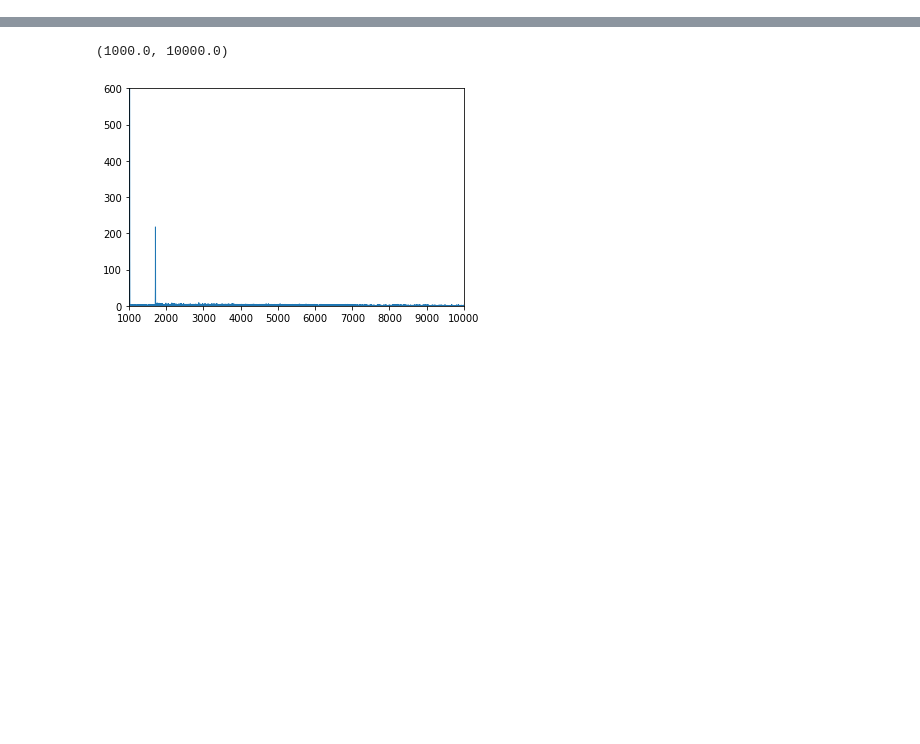
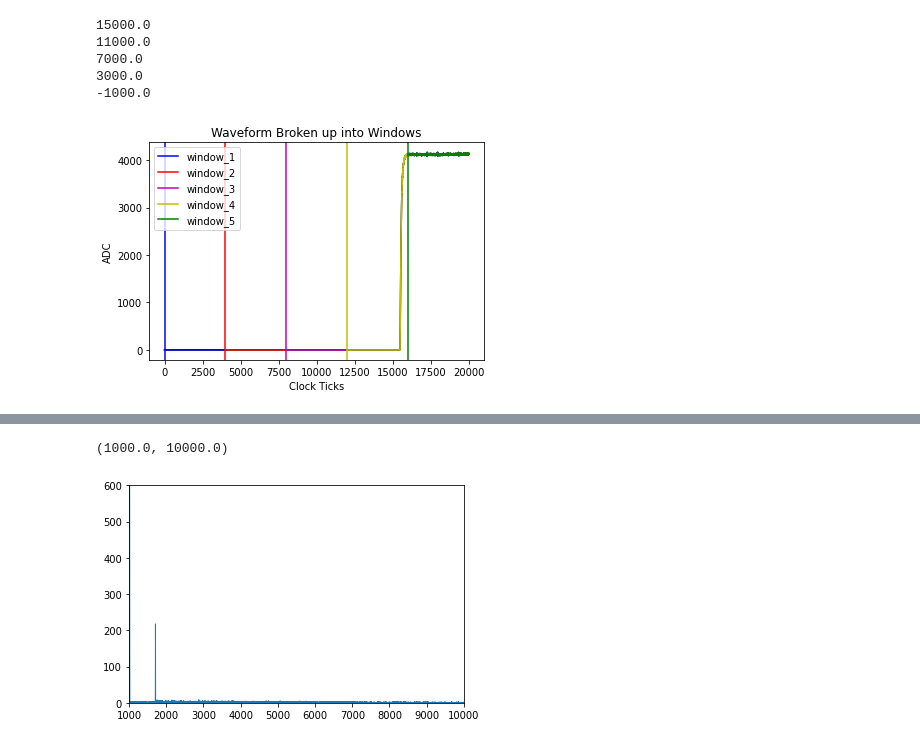
Before and after one commit to jbrowni2/processPygama, a Jupyter notebook: jupyter/waveformTesting.ipynb, the cells around one changed output, grey strips where cells are left out. Saved outputs shown, nothing was run; the diff lists cells and outputs as text; code cells hidden in the pictures; blank space fills up the shorter version.

Commit message:
adding the windowing program

```diff
--- a/jupyter/waveformTesting.ipynb
+++ b/jupyter/waveformTesting.ipynb
@@ -31,0 +60,40 @@ import scipy.signal as sig
+# %%
+original_t0 = data[0]["timestamp"].nda[0]
+new_t0 = original_t0 - tb_wfs["waveform"]["t0"].nda[0]
+new_t1 = original_t0 - tb_wfs["waveform"]["t0"].nda[1]
+new_t2 = original_t0 - tb_wfs["waveform"]["t0"].nda[2]
+new_t3 = original_t0 - tb_wfs["waveform"]["t0"].nda[3]
+new_t4 = original_t0 - tb_wfs["waveform"]["t0"].nda[4]
+# %%
+print(new_t0)
+print(new_t1)
+print(new_t2)
+print(new_t3)
+print(new_t4)
+# %% [output]
+15000.0
+11000.0
+7000.0
+3000.0
+-1000.0
+# %%
+lis = [x for x in range(20000)]
+# %%
+plt.plot(lis, data[0]["waveform"]["values"].nda[0], color='k')
+plt.plot(lis[0:4000],tb_wfs["waveform"]["values"].nda[0], color='b')
+plt.plot(lis[4000:8000],tb_wfs["waveform"]["values"].nda[1], color='r')
+plt.plot(lis[8000:12000],tb_wfs["waveform"]["values"].nda[2], color='m')
+plt.plot(lis[12000:16000],tb_wfs["waveform"]["values"].nda[3], color='y')
+plt.plot(lis[16000:20000],tb_wfs["waveform"]["values"].nda[4], color='g')
+plt.axvline(x = int(15000-new_t0), color='b', label = 'window_1')
+plt.axvline(x = int(15000-new_t1), color='r',label = 'window_2')
+plt.axvline(x = int(15000-new_t2), color='m',label = 'window_3')
+plt.axvline(x = int(15000-new_t3), color='y',label = 'window_4')
+plt.axvline(x = int(15000-new_t4), color='g',label = 'window_5')
+plt.xlabel("Clock Ticks")
+plt.ylabel("ADC")
+plt.title("Waveform Broken up into Windows")
+plt.legend()
+plt.show()
+# %% [output]
+[figure, added]
```
Also changed, not shown: parts of 7 cells of this notebook, 5 other files.
